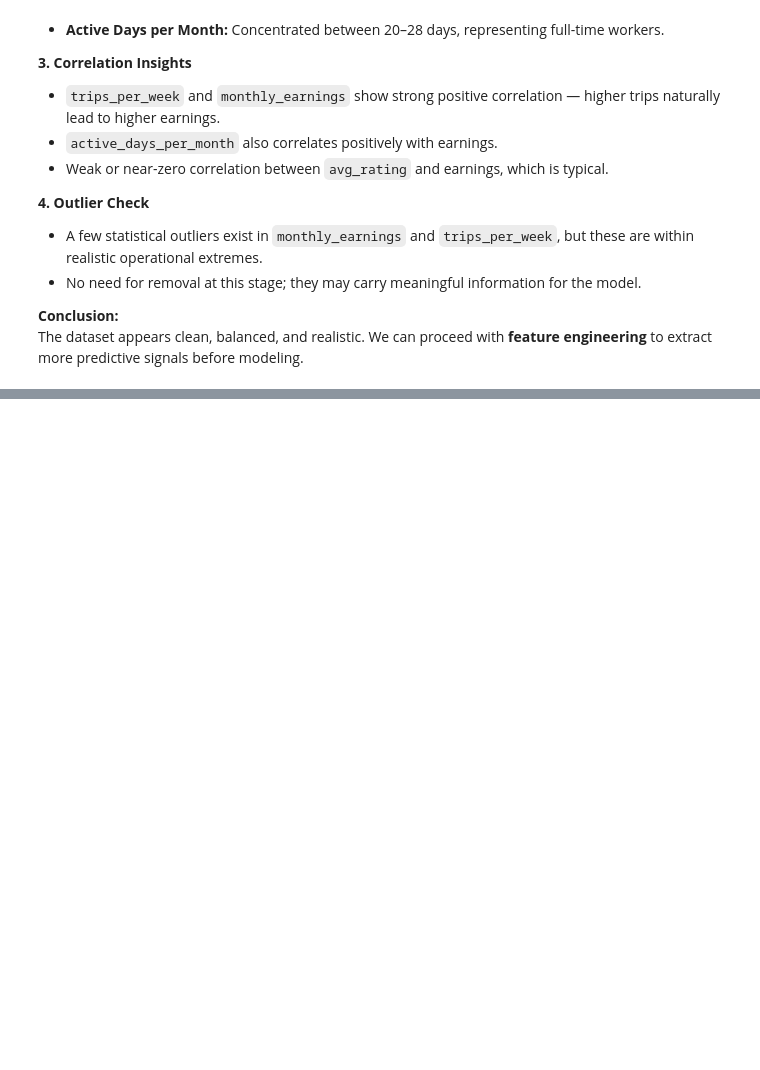
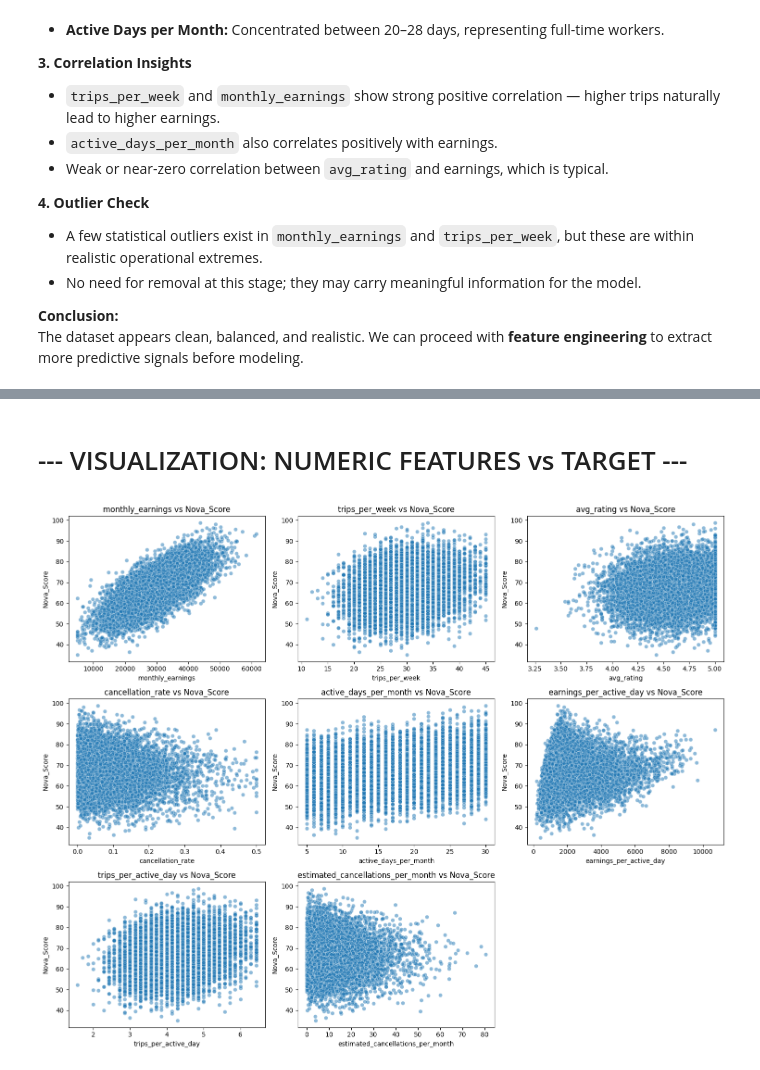
Before and after one commit to vansh-kumar-007/project-nova, a Jupyter notebook: notebooks/02_Final_DataSet_&_EDA_Features.ipynb, the cells around one changed output, grey strips where cells are left out. Drawn from its saved outputs; the diff is of its cells as text; code cells hidden in the pictures; blank space fills up the shorter version.

```diff
--- a/notebooks/02_Final_DataSet_&_EDA_Features.ipynb
+++ b/notebooks/02_Final_DataSet_&_EDA_Features.ipynb
@@ -241,0 +244,23 @@ The dataset appears clean, balanced, and realistic. We can proceed with **featur
+# %%
+# 1. Earnings per Active Day
+df["earnings_per_active_day"] = df["monthly_earnings"] / df["active_days_per_month"]
+
+# 2. Trips per Active Day
+df["trips_per_active_day"] = df["trips_per_week"] / 7  # weekly trips to daily trips
+
+# 3. Estimated Cancellation Count (monthly)
+# Assuming 4 weeks per month
+df["estimated_cancellations_per_month"] = (
+    df["trips_per_week"] * 4 * df["cancellation_rate"]
+)
+
+# 4. High Activity Flag (1 if active days >= 25, else 0)
+df["high_activity_flag"] = (df["active_days_per_month"] >= 25).astype(int)
+
+# 5. Quick check of new features
+df[[
+    "earnings_per_active_day",
+    "trips_per_active_day",
+    "estimated_cancellations_per_month",
+    "high_activity_flag"
+]].describe()
@@ -241,0 +319,18 @@ The dataset appears clean, balanced, and realistic. We can proceed with **featur
+# %% [markdown]
+# --- VISUALIZATION: NUMERIC FEATURES vs TARGET ---
+# %%
+numeric_cols = [
+    "monthly_earnings", "trips_per_week", "avg_rating", "cancellation_rate",
+    "active_days_per_month", "earnings_per_active_day",
+    "trips_per_active_day", "estimated_cancellations_per_month"
+]
+
+plt.figure(figsize=(15, 12))
+for i, col in enumerate(numeric_cols, 1):
+    plt.subplot(3, 3, i)
+    sns.scatterplot(x=df[col], y=df["Nova_Score"], alpha=0.5)
+    plt.title(f"{col} vs Nova_Score")
+plt.tight_layout()
+plt.show()
+# %% [output]
+[figure, added]
```
Also changed, not shown: parts of 8 cells of this notebook.
